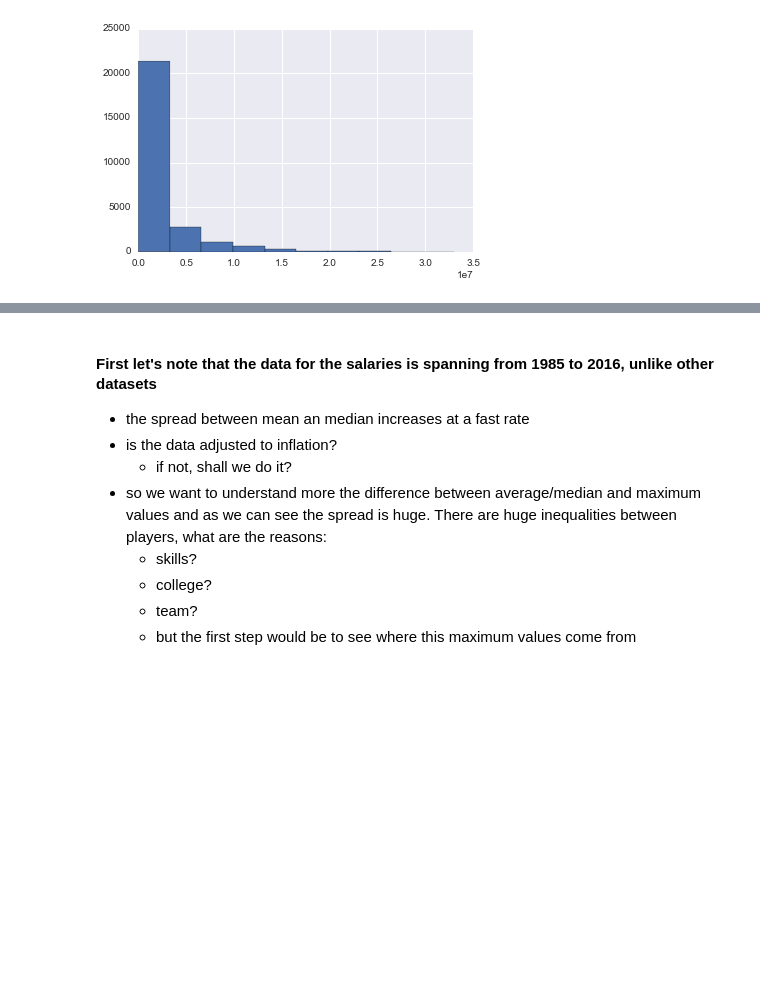
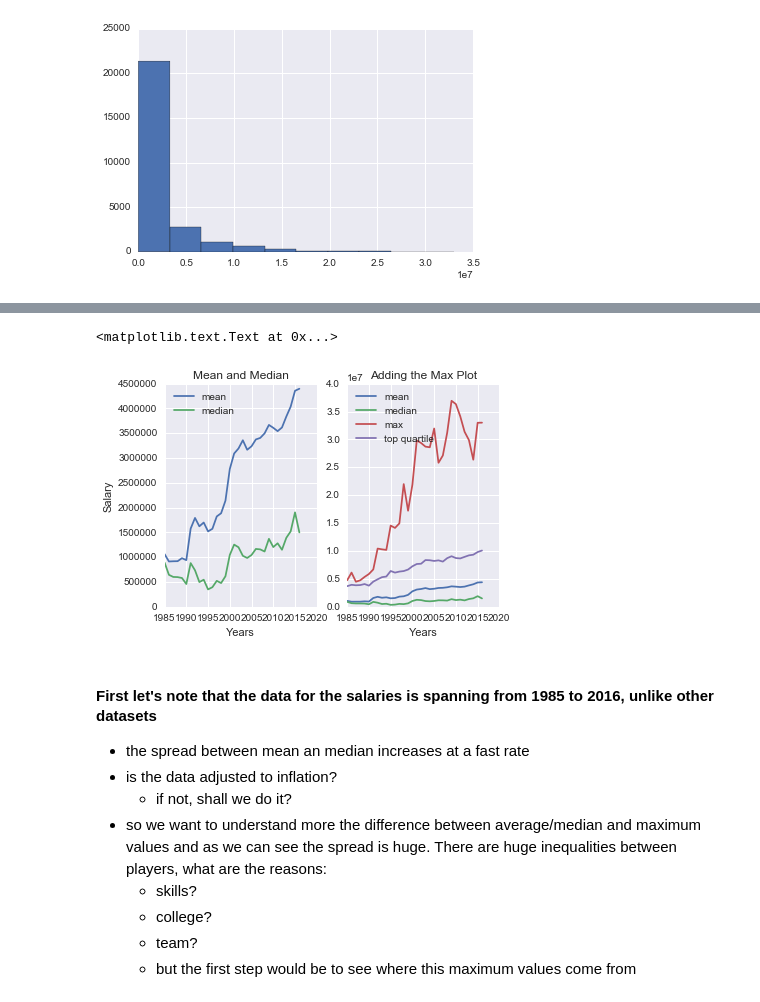
Before and after one commit to bcg0006/udc, a Jupyter notebook: baseball_data_analysis.ipynb, the cells around one changed output, grey strips where cells are left out. Drawn from its saved outputs; the diff is of its cells as text; code cells hidden in the pictures; blank space fills up the shorter version.

Commit message:
Added the inflation adjusted salary data

```diff
--- a/baseball_data_analysis.ipynb
+++ b/baseball_data_analysis.ipynb
@@ -107,0 +139,6 @@ salaries.salary.hist()
+# %%
+dict_inflation = dict(zip(yearly_cpi.Year, yearly_cpi.inflation));
+# %%
+salaries['CPI'] = salaries['yearID'].map(dict_inflation)
+# %%
+cpi_2016 = yearly_cpi[yearly_cpi['Year']==2016]['inflation'].values[0]
@@ -107,0 +154,2 @@ salaries.salary.hist()
+# %%
+salaries['salary_adj'] = (salaries['salary']/salaries['CPI'])*cpi_2016
@@ -108,3 +165,29 @@ salaries.salary.hist()
+# %%
+mean_salary_pa_adj = salaries.groupby(['yearID']).mean()['salary_adj']
+median_salary_pa_adj = salaries.groupby(['yearID']).median()['salary_adj']
+max_salary_pa_adj = salaries.groupby(['yearID']).max()['salary_adj']
+top_quartile_pa_adj = salaries[salaries['salary_adj']>salaries['salary_adj']\
+                           .quantile(0.75)].dropna().groupby(['yearID']).mean()['salary_adj']
+
+plt.subplot(1, 2, 1)
+plt.plot(mean_salary_pa_adj, label='mean')
+plt.plot(median_salary_pa_adj, label='median')
+plt.legend(loc='upper left')
+plt.xlabel('Years')
+plt.ylabel('Salary')
+plt.title('Mean and Median')
+
+plt.subplot(1, 2, 2)
+plt.plot(mean_salary_pa_adj, label='mean')
+plt.plot(median_salary_pa_adj, label='median')
+plt.plot(max_salary_pa_adj, label='max')
+plt.plot(top_quartile_pa_adj, label='top quartile')
+plt.legend(loc='upper left')
+plt.xlabel('Years')
+plt.title('Adding the Max Plot')
+# %% [output]
+<matplotlib.text.Text at 0x...>
+[figure, added]
 # %% [markdown]
 #### First let's note that the data for the salaries is spanning from 1985 to 2016, unlike other datasets
 - the spread between mean an median increases at a fast rate
```
Also changed, not shown: parts of 26 cells of this notebook.
